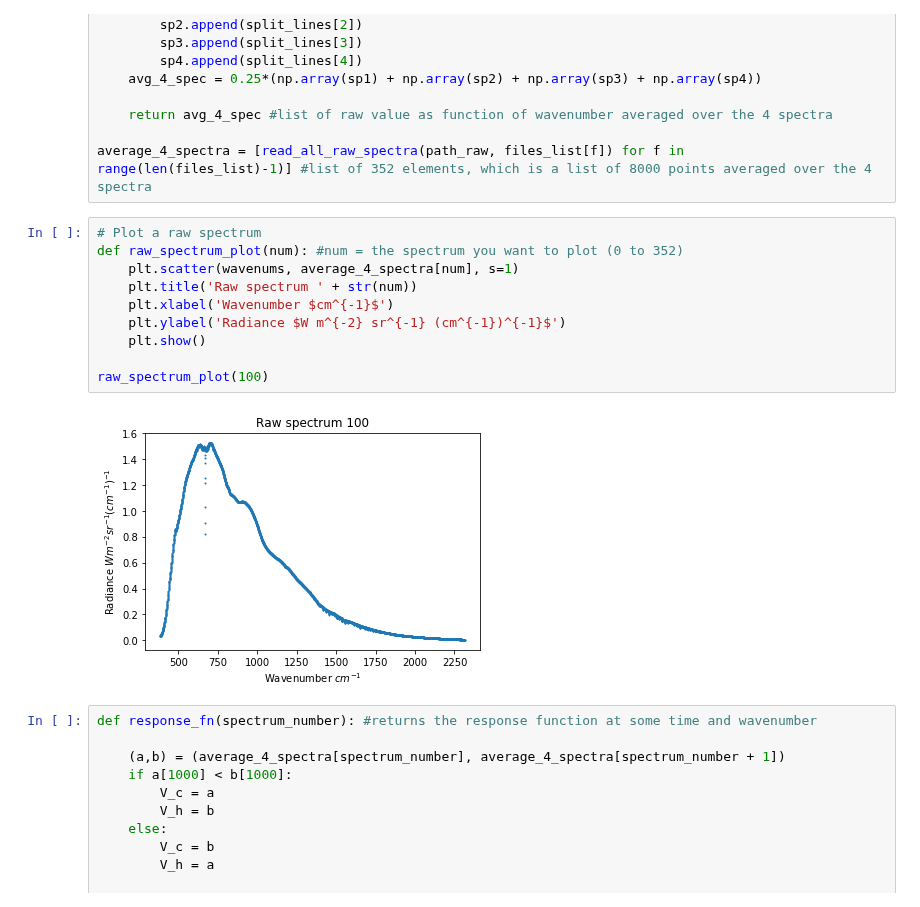
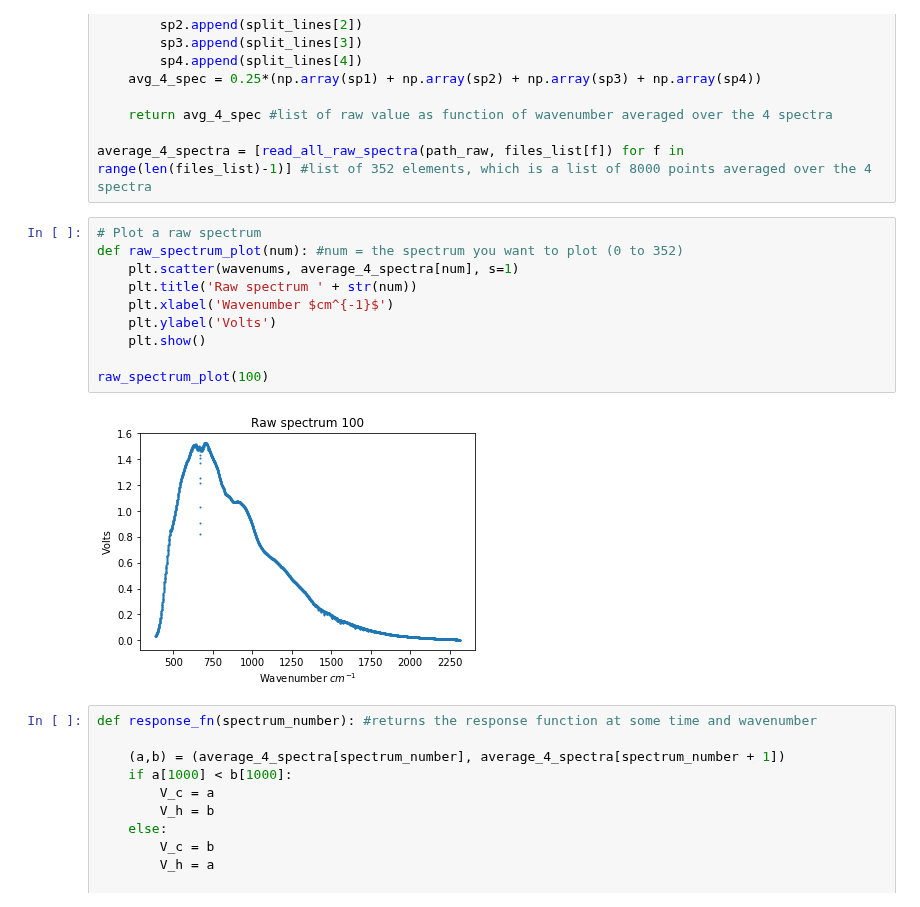
Before and after one commit to micolbedarida/MSci_Project, a Jupyter notebook: matching_time_and_temps_map.ipynb, the cells around one changed output. Saved outputs shown, nothing was run; the diff lists cells and outputs as text.

```diff
--- a/matching_time_and_temps_map.ipynb
+++ b/matching_time_and_temps_map.ipynb
@@ -409,15 +409,15 @@ average_4_spectra = [read_all_raw_spectra(path_raw, files_list[f]) for f in rang
 # %%
 # Plot a raw spectrum
 def raw_spectrum_plot(num): #num = the spectrum you want to plot (0 to 352)
     plt.scatter(wavenums, average_4_spectra[num], s=1)
     plt.title('Raw spectrum ' + str(num))
     plt.xlabel('Wavenumber $cm^{-1}$')
-    plt.ylabel('Radiance $W m^{-2} sr^{-1} (cm^{-1})^{-1}$')
+    plt.ylabel('Volts')
     plt.show()
 
 raw_spectrum_plot(100)
 # %% [output]
-[figure, old version]
+[figure, new version]
 # %%
 def response_fn(spectrum_number): #returns the response function at some time and wavenumber
 
```
Also changed, not shown: parts of 9 cells of this notebook.
